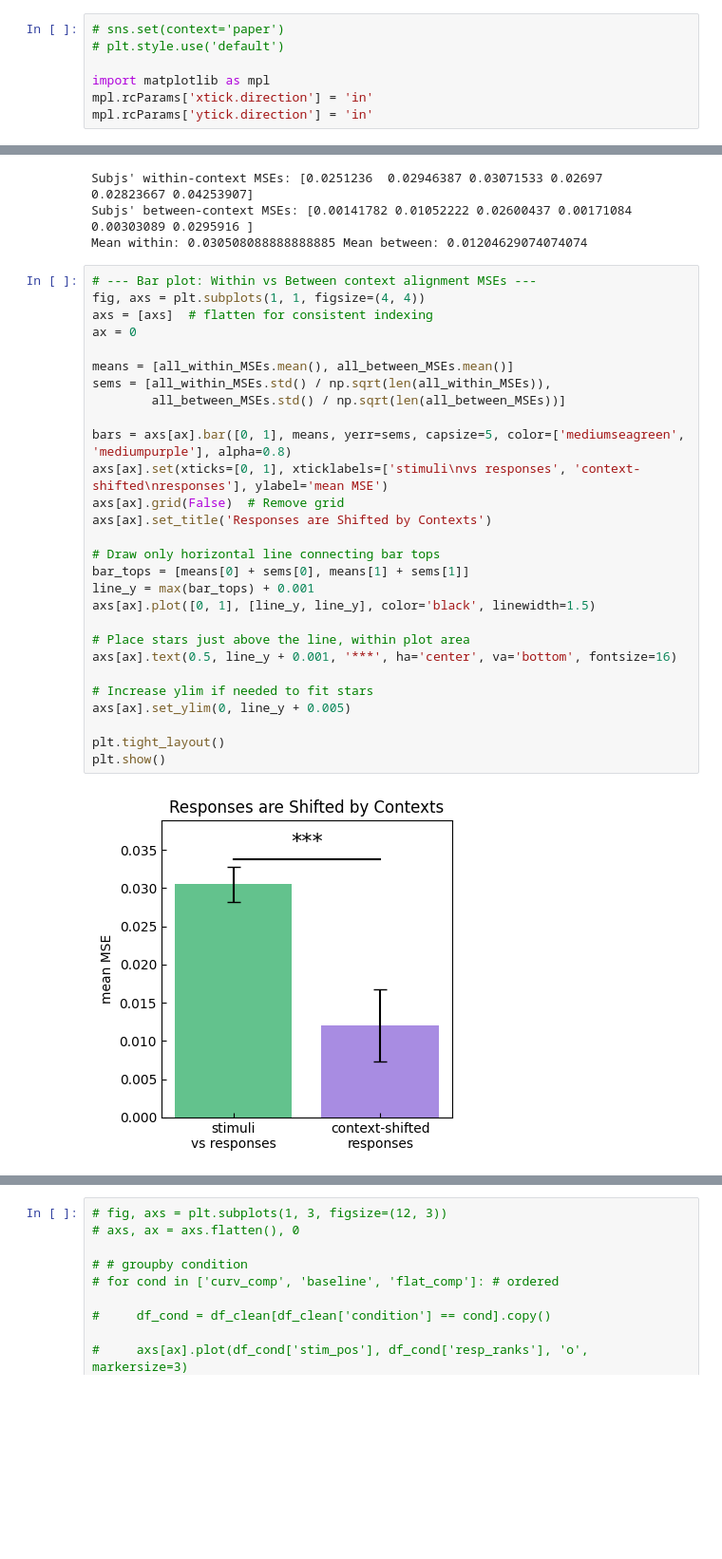
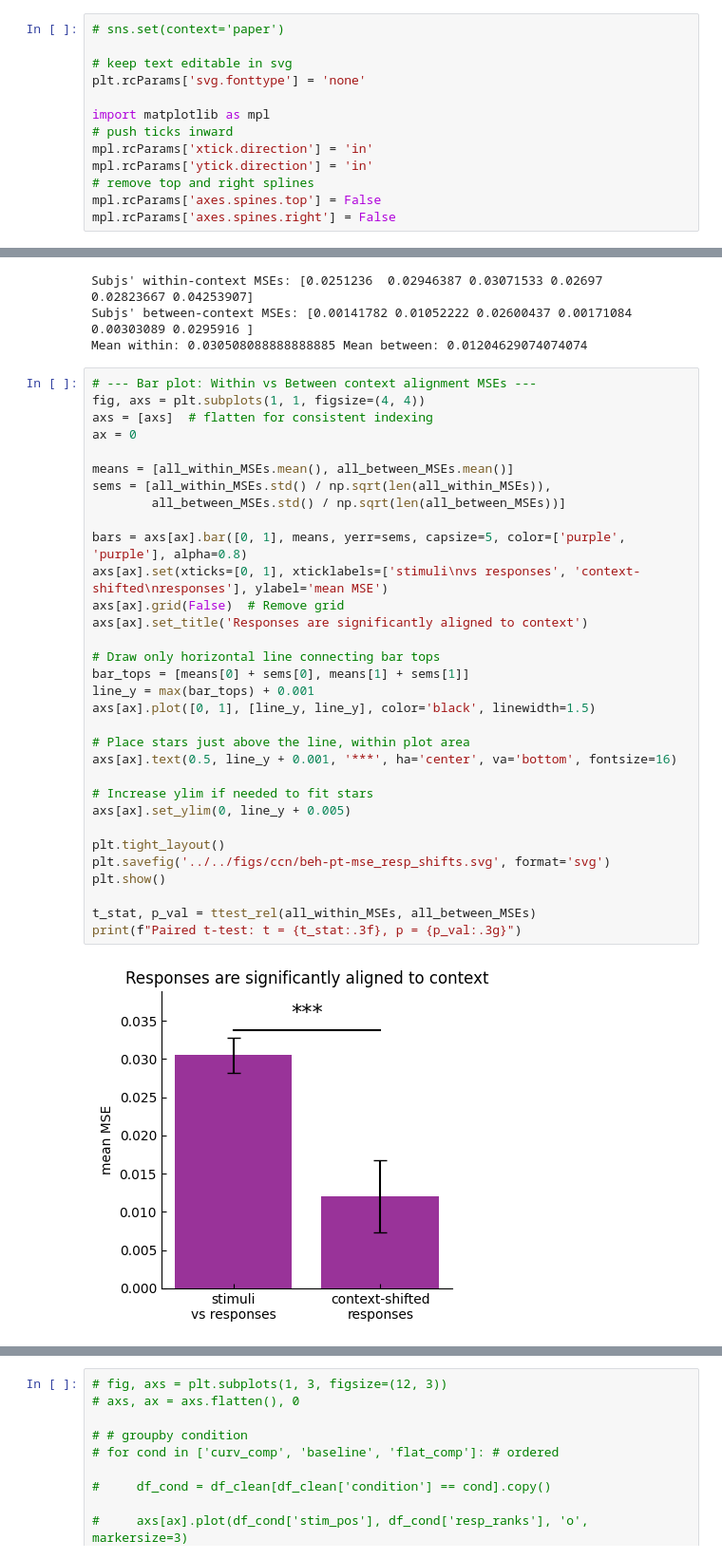
Before and after one commit to siyer7/asymmetry_design, a Jupyter notebook: code/python/beh_boundary.ipynb, the cells around one changed output, grey strips where cells are left out. Shown at 95% size. Drawn from its saved outputs; the diff is of its cells as text; blank space fills up the shorter version.

```diff
--- a/code/python/beh_boundary.ipynb
+++ b/code/python/beh_boundary.ipynb
@@ -6,11 +7,17 @@ warnings.simplefilter(action='ignore', category=FutureWarning)
 ### plot setting
 # %%
 # sns.set(context='paper')
-# plt.style.use('default')
+
+# keep text editable in svg
+plt.rcParams['svg.fonttype'] = 'none'
 
 import matplotlib as mpl
+# push ticks inward
 mpl.rcParams['xtick.direction'] = 'in'
 mpl.rcParams['ytick.direction'] = 'in'
+# remove top and right splines
+mpl.rcParams['axes.spines.top'] = False
+mpl.rcParams['axes.spines.right'] = False
 # %%
 df_clean = pd.read_csv('../../results/psychopy/all_subjs_clean.csv')
 
@@ -366,30 +377,34 @@ Mean within: 0.030508088888888885 Mean between: 0.01204629074074074
 # %%
 # --- Bar plot: Within vs Between context alignment MSEs ---
 fig, axs = plt.subplots(1, 1, figsize=(4, 4))
 axs = [axs]  # flatten for consistent indexing
 ax = 0
 
 means = [all_within_MSEs.mean(), all_between_MSEs.mean()]
 sems = [all_within_MSEs.std() / np.sqrt(len(all_within_MSEs)),
         all_between_MSEs.std() / np.sqrt(len(all_between_MSEs))]
 
-bars = axs[ax].bar([0, 1], means, yerr=sems, capsize=5, color=['mediumseagreen', 'mediumpurple'], alpha=0.8)
+bars = axs[ax].bar([0, 1], means, yerr=sems, capsize=5, color=['purple', 'purple'], alpha=0.8)
 axs[ax].set(xticks=[0, 1], xticklabels=['stimuli\nvs responses', 'context-shifted\nresponses'], ylabel='mean MSE')
 axs[ax].grid(False)  # Remove grid
-axs[ax].set_title('Responses are Shifted by Contexts')
+axs[ax].set_title('Responses are significantly aligned to context')
 
 # Draw only horizontal line connecting bar tops
 bar_tops = [means[0] + sems[0], means[1] + sems[1]]
 line_y = max(bar_tops) + 0.001
 axs[ax].plot([0, 1], [line_y, line_y], color='black', linewidth=1.5)
 
 # Place stars just above the line, within plot area
 axs[ax].text(0.5, line_y + 0.001, '***', ha='center', va='bottom', fontsize=16)
 
 # Increase ylim if needed to fit stars
 axs[ax].set_ylim(0, line_y + 0.005)
 
 plt.tight_layout()
+plt.savefig('../../figs/ccn/beh-pt-mse_resp_shifts.svg', format='svg')
 plt.show()
+
+t_stat, p_val = ttest_rel(all_within_MSEs, all_between_MSEs)
+print(f"Paired t-test: t = {t_stat:.3f}, p = {p_val:.3g}")
 # %% [output]
-[figure, old version]
+[figure, new version]
```
Also changed, not shown: parts of 4 cells of this notebook, 3 other files.
